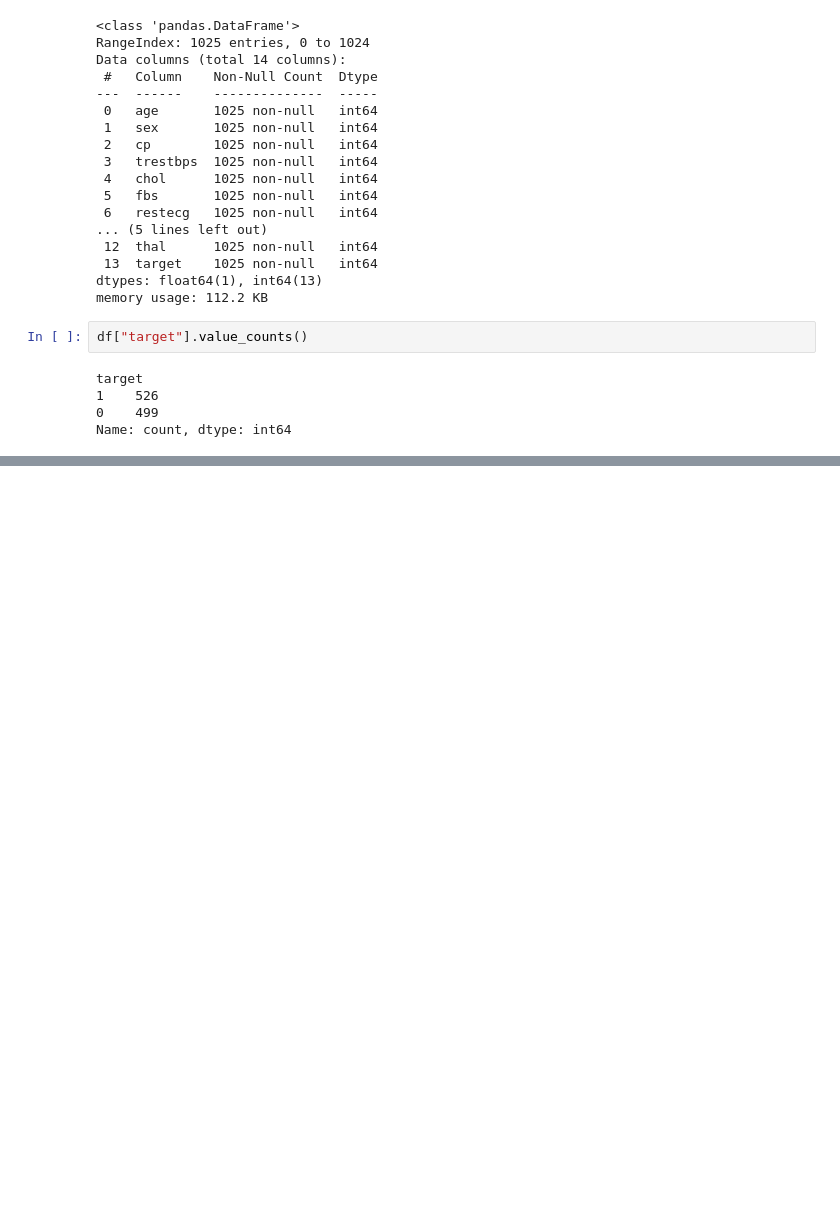
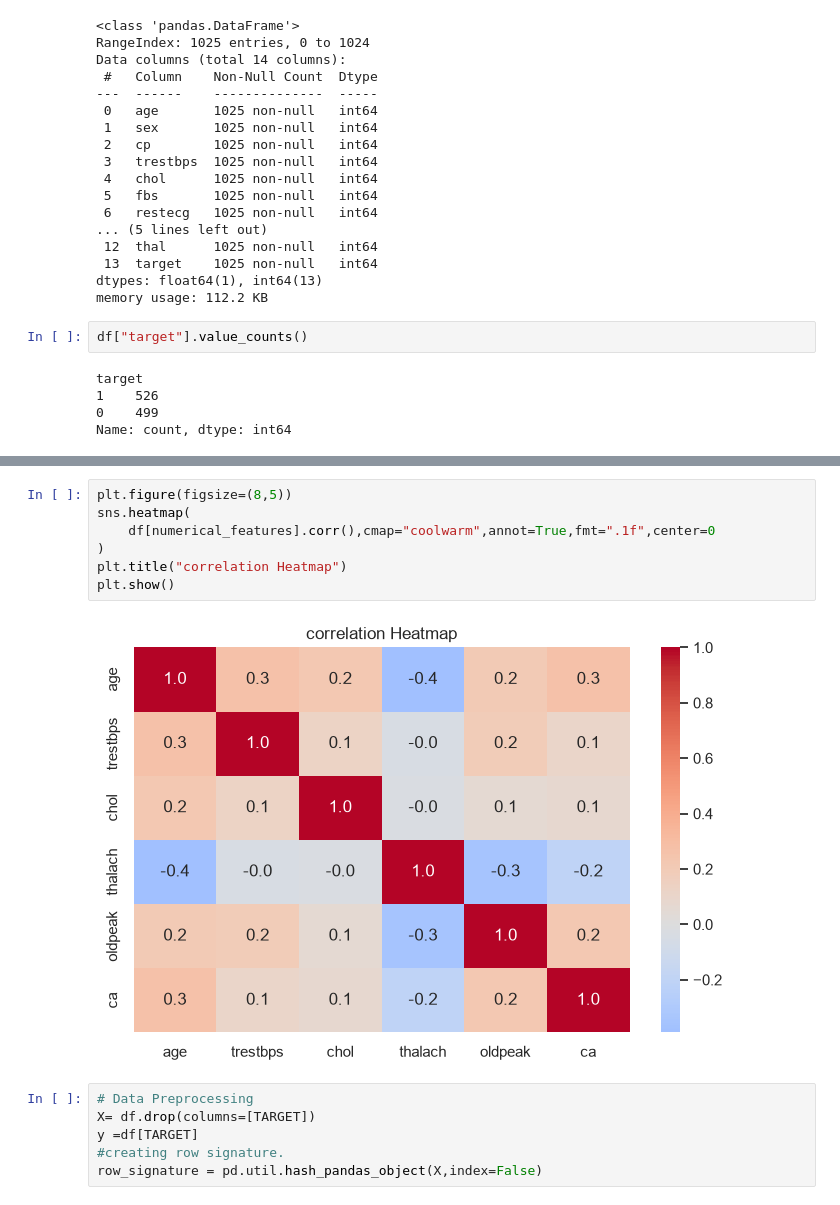
Before and after one commit to swaroopkasilanka/Heart-prediction-system, a Jupyter notebook: notebook.ipynb, the cells around one changed output, grey strips where cells are left out. Saved outputs shown, nothing was run; the diff lists cells and outputs as text; blank space fills up the shorter version.

```diff
--- a/notebook.ipynb
+++ b/notebook.ipynb
@@ -46,0 +101,15 @@ Name: count, dtype: int64
+# %%
+plt.figure(figsize=(8,5))
+sns.heatmap(
+    df[numerical_features].corr(),cmap="coolwarm",annot=True,fmt=".1f",center=0
+)
+plt.title("correlation Heatmap")
+plt.show()
+# %% [output]
+[figure, added]
+# %%
+# Data Preprocessing
+X= df.drop(columns=[TARGET])
+y =df[TARGET]
+#creating row signature.
+row_signature = pd.util.hash_pandas_object(X,index=False)
```
Also changed, not shown: parts of 22 cells of this notebook.
